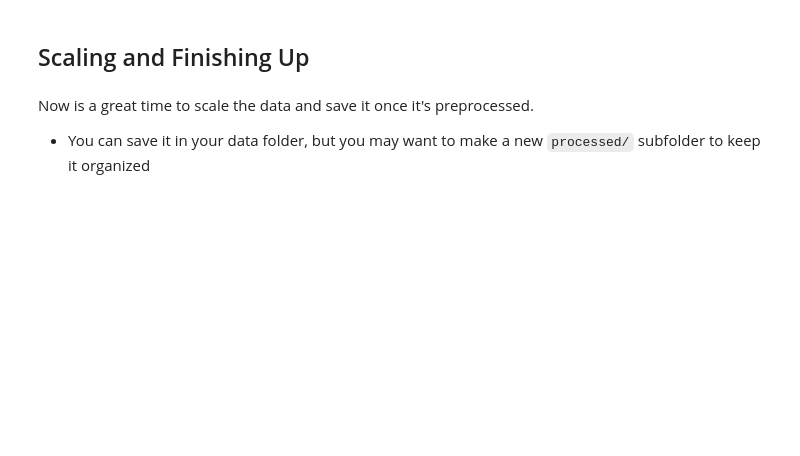
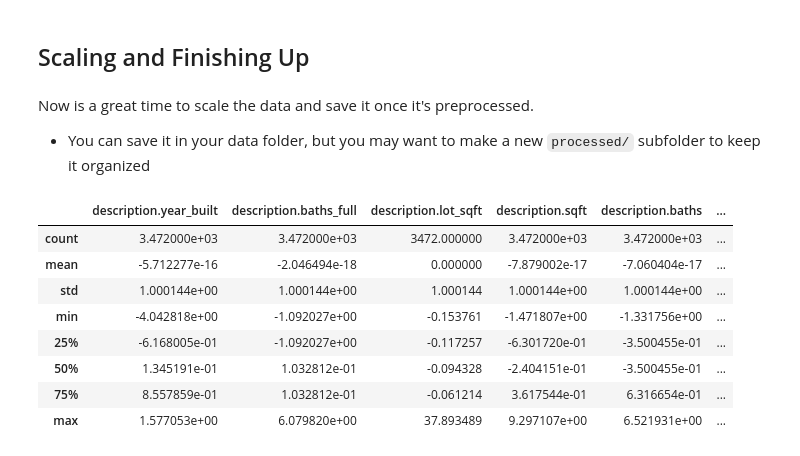
Before and after one commit to TangKenneth25/LHL-Feb19-MidtermProject, a Jupyter notebook: notebooks/1 - EDA.ipynb, the cells around one changed output. Saved outputs shown, nothing was run; the diff lists cells and outputs as text; code cells hidden in the pictures; blank space fills up the shorter version.

```diff
--- a/notebooks/1 - EDA.ipynb
+++ b/notebooks/1 - EDA.ipynb
@@ -621,4 +858,4 @@ Consider the fact that with tags, there are a lot of categorical variables.
 from sklearn.model_selection import train_test_split
 
 # Splitting training and testing data
-X_train, X_test, y_train, y_test = train_test_split(housingData.drop(['description.sold_price']), housingData['description.sold_price'], test_size=0.2, random_state=42)
+X_train, X_test, y_train, y_test = train_test_split(housingData.drop(columns=['description.sold_price']), housingData['description.sold_price'], test_size=0.2, random_state=42)
@@ -646,0 +875,4 @@ array(['AL', 'AR', 'AZ', 'CA', 'CO', 'CT', 'DE', 'FL', 'GA', 'HI', 'IA',
+# %%
+# Calculate the average sale price by city and state
+X_train['average_city_price'] = X_train.groupby('location.address.city')['description.sold_price'].transform('mean')
+X_train['average_state_price'] = X_train.groupby('location.address.state')['description.sold_price'].transform('mean')
@@ -673,3 +923,21 @@ Remember all of the EDA that you've been learning about?  Now is a perfect time
 # %% [markdown]
 Now is a great time to scale the data and save it once it's preprocessed.
 - You can save it in your data folder, but you may want to make a new `processed/` subfolder to keep it organized
+# %%
+from sklearn.preprocessing import StandardScaler
+scaler = StandardScaler()
+X_train_scaled = scaler.fit_transform(X_train)
+# %%
+_df = pd.DataFrame(X_train_scaled, columns=X_train.columns)
+# %%
+_df.describe()
+# %% [output]
+|  | description.year_built | description.baths_full | description.lot_sqft | description.sqft | description.baths | ... |
+| count | 3.472000e+03 | 3.472000e+03 | 3472.000000 | 3.472000e+03 | 3.472000e+03 | ... |
+| mean | -5.712277e-16 | -2.046494e-18 | 0.000000 | -7.879002e-17 | -7.060404e-17 | ... |
+| std | 1.000144e+00 | 1.000144e+00 | 1.000144 | 1.000144e+00 | 1.000144e+00 | ... |
+| min | -4.042818e+00 | -1.092027e+00 | -0.153761 | -1.471807e+00 | -1.331756e+00 | ... |
+| 25% | -6.168005e-01 | -1.092027e+00 | -0.117257 | -6.301720e-01 | -3.500455e-01 | ... |
+| 50% | 1.345191e-01 | 1.032812e-01 | -0.094328 | -2.404151e-01 | -3.500455e-01 | ... |
+| 75% | 8.557859e-01 | 1.032812e-01 | -0.061214 | 3.617544e-01 | 6.316654e-01 | ... |
+| max | 1.577053e+00 | 6.079820e+00 | 37.893489 | 9.297107e+00 | 6.521931e+00 | ... |
```
Also changed, not shown: parts of 43 cells of this notebook, 2 other files.
